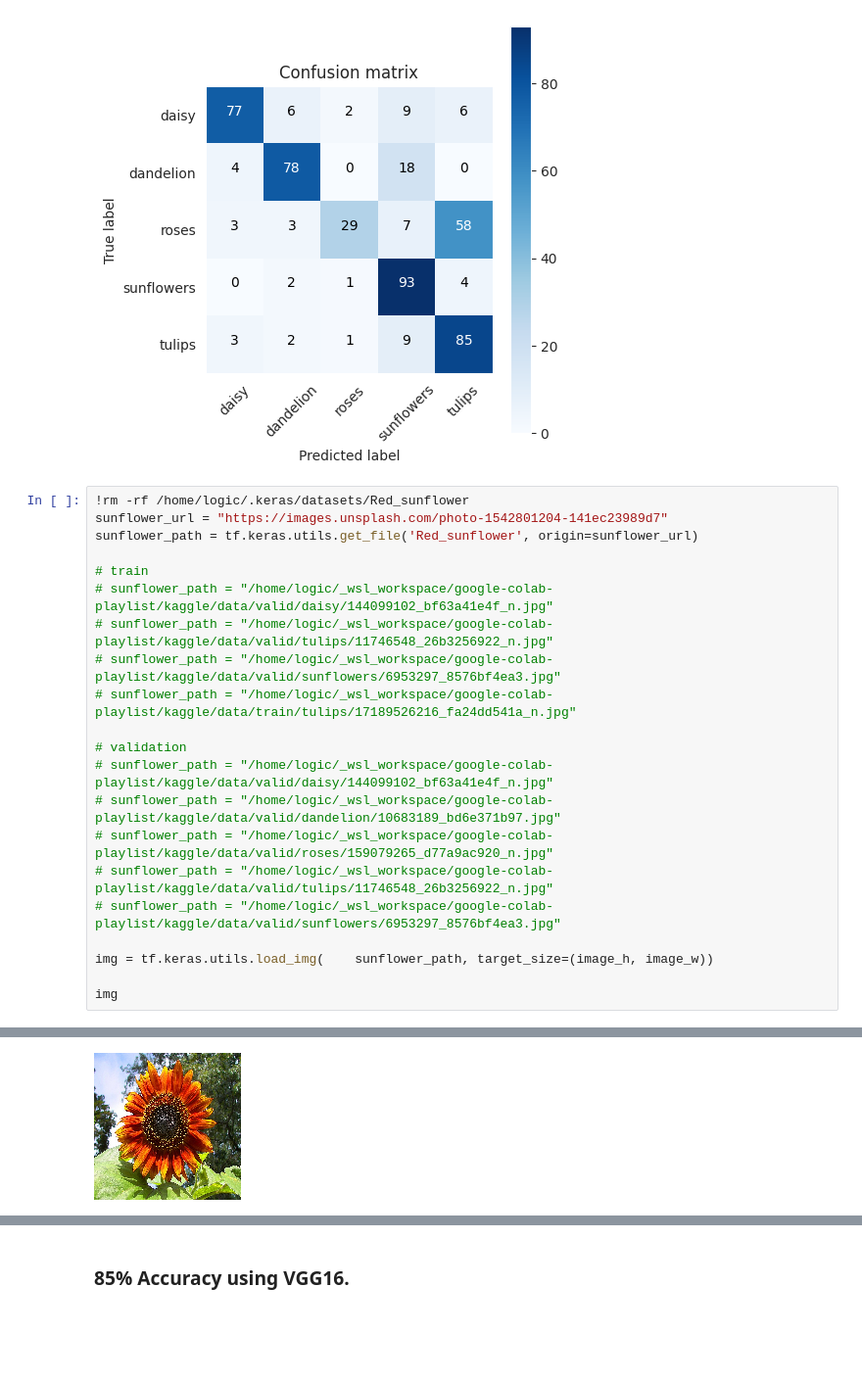
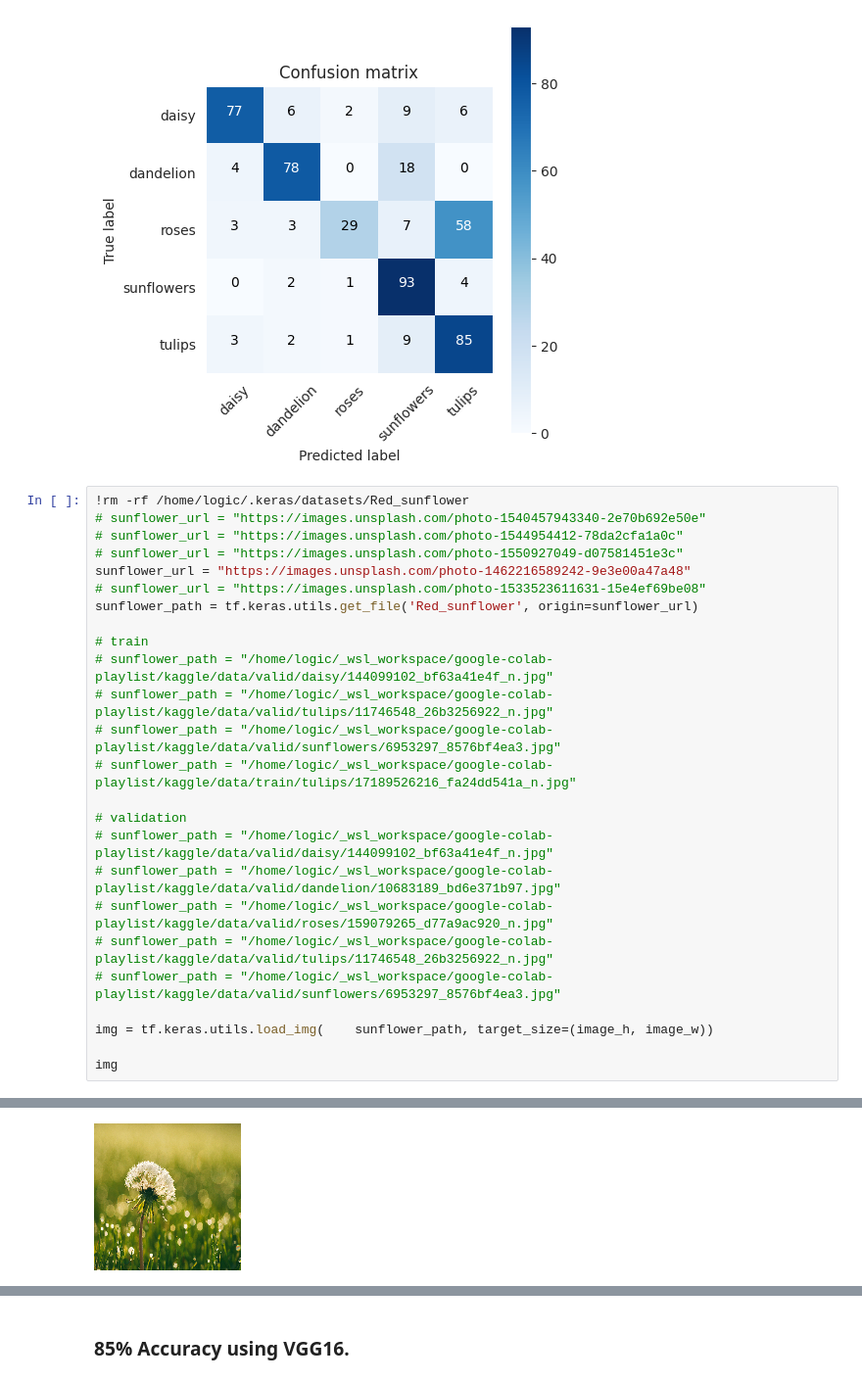
Before and after one commit to louiscklaw/colab-playlist, a Jupyter notebook: kaggle/local_kaggle_helloworld/Folower_detection_with_FT_VGG16.ipynb, the cells around one changed output, grey strips where cells are left out. Shown at 98% size. Saved outputs shown, nothing was run; the diff lists cells and outputs as text; blank space fills up the shorter version.

```diff
--- a/kaggle/local_kaggle_helloworld/Folower_detection_with_FT_VGG16.ipynb
+++ b/kaggle/local_kaggle_helloworld/Folower_detection_with_FT_VGG16.ipynb
@@ -579,7 +531,11 @@ plot_confusion_matrix(cm = con_mat, classes = validation_generator.class_indices
 [figure]
 # %%
 !rm -rf /home/logic/.keras/datasets/Red_sunflower
-sunflower_url = "https://images.unsplash.com/photo-1542801204-141ec23989d7"
+# sunflower_url = "https://images.unsplash.com/photo-1540457943340-2e70b692e50e"
+# sunflower_url = "https://images.unsplash.com/photo-1544954412-78da2cfa1a0c"
+# sunflower_url = "https://images.unsplash.com/photo-1550927049-d07581451e3c"
+sunflower_url = "https://images.unsplash.com/photo-1462216589242-9e3e00a47a48"
+# sunflower_url = "https://images.unsplash.com/photo-1533523611631-15e4ef69be08"
 sunflower_path = tf.keras.utils.get_file('Red_sunflower', origin=sunflower_url)
 
 # train
@@ -602,4 +560,4 @@ img
-[figure, old version]
+[figure, new version]
 # %%
 class_names = list(validation_generator.class_indices.keys())
 
```
Also changed, not shown: parts of 9 cells of this notebook.
